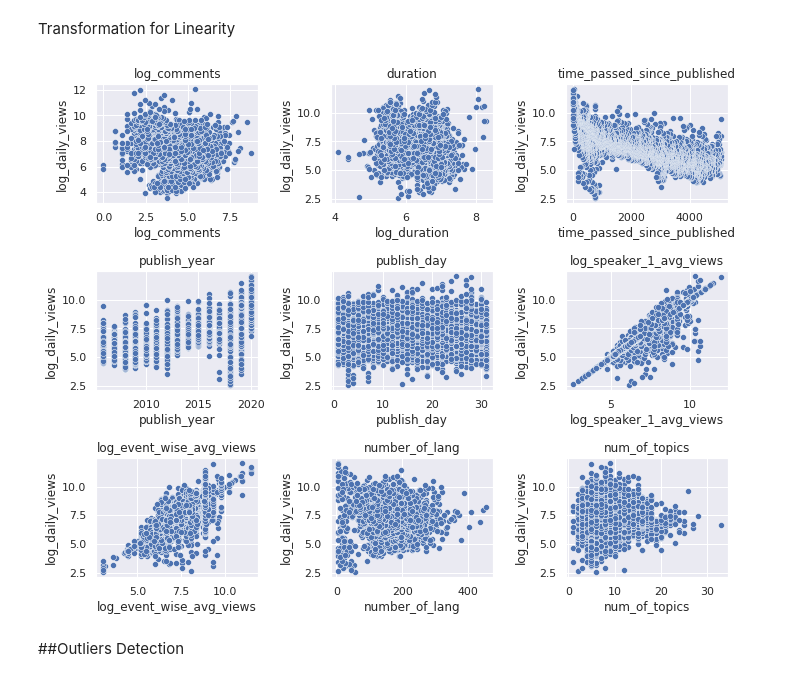
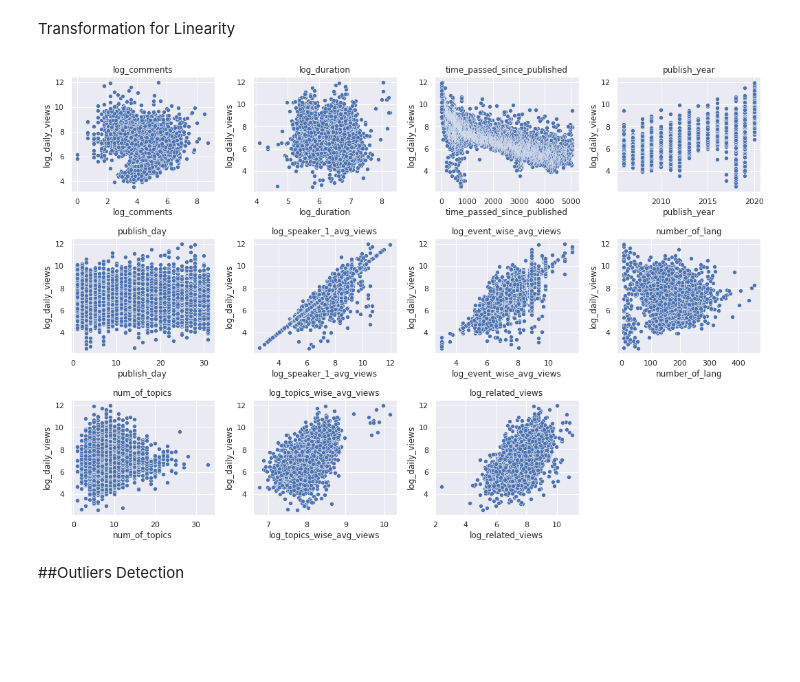
Before and after one commit to Rahul2661998/Capstone-Project-Ted-Talk-Views-Prediction-, a Jupyter notebook: Ted_Talk_Views_Predictions.ipynb, the cells around one changed output. Drawn from its saved outputs; the diff is of its cells as text; code cells hidden in the pictures; blank space fills up the shorter version.

```diff
--- a/Ted_Talk_Views_Predictions.ipynb
+++ b/Ted_Talk_Views_Predictions.ipynb
@@ -522,52 +554,63 @@ raw_data['log_speaker_1_avg_views']=np.log(raw_data['speaker_1_avg_views'])
 raw_data['log_event_wise_avg_views']=np.log(raw_data['event_wise_avg_views'])
 # %%
 raw_data['log_duration']=np.log(raw_data['duration'])
+raw_data['log_topics_wise_avg_views']=np.log(raw_data['topics_wise_avg_views'])
+raw_data['log_related_views']=np.log(raw_data['related_views'])
 # %%
 #  Linearity
 
-fig = plt.figure(figsize=(10,8))
+fig = plt.figure(figsize=(15,10))
 
-plt.subplot(3,3,1)
+plt.subplot(3,4,1)
 plt.title("log_comments")
 sns.scatterplot(raw_data['log_comments'],raw_data['log_daily_views'])
 
-plt.subplot(3,3,2)
-plt.title("duration")
+plt.subplot(3,4,2)
+plt.title("log_duration")
 sns.scatterplot(raw_data['log_duration'],raw_data['log_daily_views'])
 
-plt.subplot(3,3,3)
+plt.subplot(3,4,3)
 plt.title("time_passed_since_published")
 sns.scatterplot(raw_data['time_passed_since_published'],raw_data['log_daily_views'])
 
-plt.subplot(3,3,4)
+plt.subplot(3,4,4)
 plt.title("publish_year")
 sns.scatterplot(raw_data['publish_year'],raw_data['log_daily_views'])
 
-plt.subplot(3,3,5)
+plt.subplot(3,4,5)
 plt.title("publish_day")
 sns.scatterplot(raw_data['publish_day'],raw_data['log_daily_views'])
 
-plt.subplot(3,3,6)
+plt.subplot(3,4,6)
 plt.title("log_speaker_1_avg_views")
 sns.scatterplot(raw_data['log_speaker_1_avg_views'],raw_data['log_daily_views'])
 
-plt.subplot(3,3,7)
+plt.subplot(3,4,7)
 plt.title("log_event_wise_avg_views")
 sns.scatterplot(raw_data['log_event_wise_avg_views'],raw_data['log_daily_views'])
 
 
-plt.subplot(3,3,8)
+plt.subplot(3,4,8)
 plt.title("number_of_lang")
 sns.scatterplot(raw_data['number_of_lang'],raw_data['log_daily_views'])
 
-plt.subplot(3,3,9)
+plt.subplot(3,4,9)
 plt.title("num_of_topics")
 sns.scatterplot(raw_data['num_of_topics'],raw_data['log_daily_views'])
 
+plt.subplot(3,4,10)
+plt.title("log_topics_wise_avg_views")
+sns.scatterplot(raw_data['log_topics_wise_avg_views'],raw_data['log_daily_views'])
+
+plt.subplot(3,4,11)
+plt.title("log_related_views")
+sns.scatterplot(raw_data['log_related_views'],raw_data['log_daily_views'])
+
+
 plt.tight_layout()
 plt.show()
 # %% [output]
-[figure, old version]
+[figure, new version]
 # %% [markdown]
 ##Outliers Detection
 # %%
```
Also changed, not shown: parts of 82 cells of this notebook.
